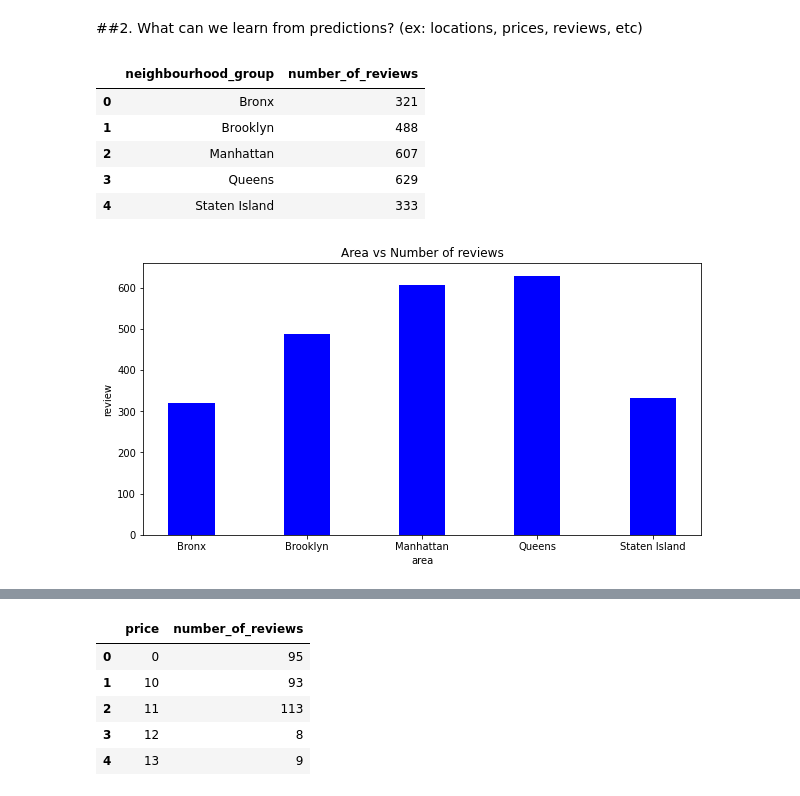
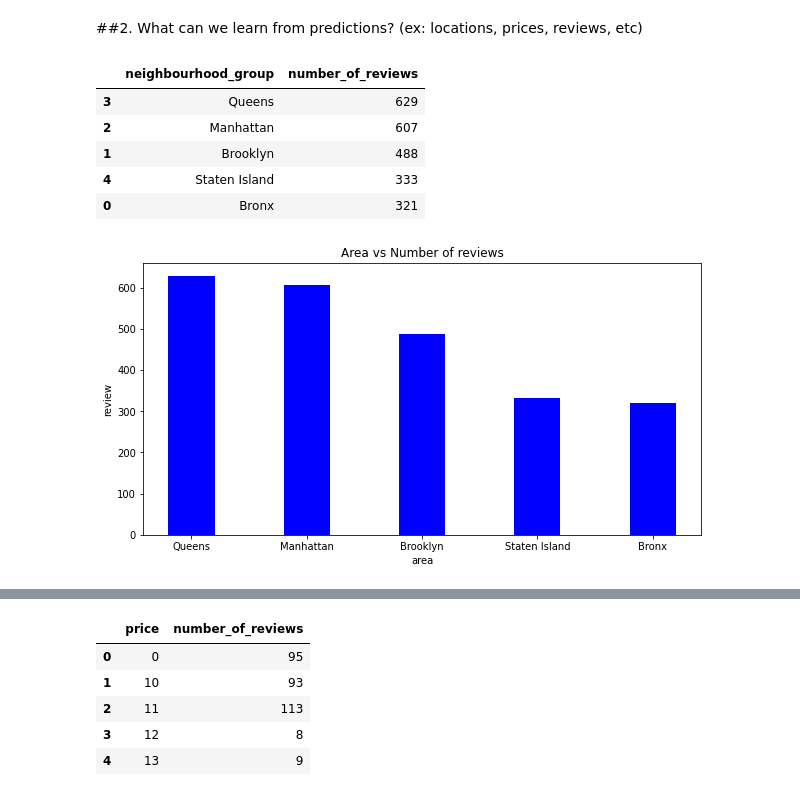
Before and after one commit to Amitpandeycoder/Airbnb-Capstone-Project, a Jupyter notebook: Airbnb_Bookings_Analysis_Capstone_Project.ipynb, the cells around one changed output, grey strips where cells are left out. Drawn from its saved outputs; the diff is of its cells as text; code cells hidden in the pictures.

```diff
--- a/Airbnb_Bookings_Analysis_Capstone_Project.ipynb
+++ b/Airbnb_Bookings_Analysis_Capstone_Project.ipynb
@@ -296,0 +277,6 @@ looks like price factor matters.
+# %%
+#since both 'name' and 'host_name' has very less missing values as compared to 47,905 listings and 11452 unique hosts!
+#we can fill these missing values in both with unknown & no_name respectively!
+
+df['name'].fillna('unknown',inplace=True)
+df['host_name'].fillna('no_name',inplace=True)
@@ -296,0 +289,2 @@ looks like price factor matters.
+# %%
+df= df.drop(['last_review'],axis=1)
@@ -296,0 +324,2 @@ looks like price factor matters.
+# %%
+df['reviews_per_month']=df['reviews_per_month'].replace(to_replace=np.nan,value=0).astype('int64')
@@ -332,14 +395,15 @@ As we can see most number of listings are from Manhattan created Sonder (NYC), B
 ##2. What can we learn from predictions? (ex: locations, prices, reviews, etc)
 # %%
 areas_reviews = df.groupby(['neighbourhood_group'])['number_of_reviews'].max().reset_index()
+areas_reviews=areas_reviews.sort_values('number_of_reviews',ascending =False)
 areas_reviews
 # %% [output]
 |  | neighbourhood_group | number_of_reviews |
+| 3 | Queens | 629 |
+| 2 | Manhattan | 607 |
+| 1 | Brooklyn | 488 |
+| 4 | Staten Island | 333 |
 | 0 | Bronx | 321 |
-| 1 | Brooklyn | 488 |
-| 2 | Manhattan | 607 |
-| 3 | Queens | 629 |
-| 4 | Staten Island | 333 |
 # %%
 area = areas_reviews['neighbourhood_group']
 review = areas_reviews['number_of_reviews']
@@ -355,4 +419,4 @@ plt.ylabel("review")
 plt.title("Area vs Number of reviews")
 plt.show()
 # %% [output]
-[figure, old version]
+[figure, new version]
```
Also changed, not shown: parts of 50 cells of this notebook.
